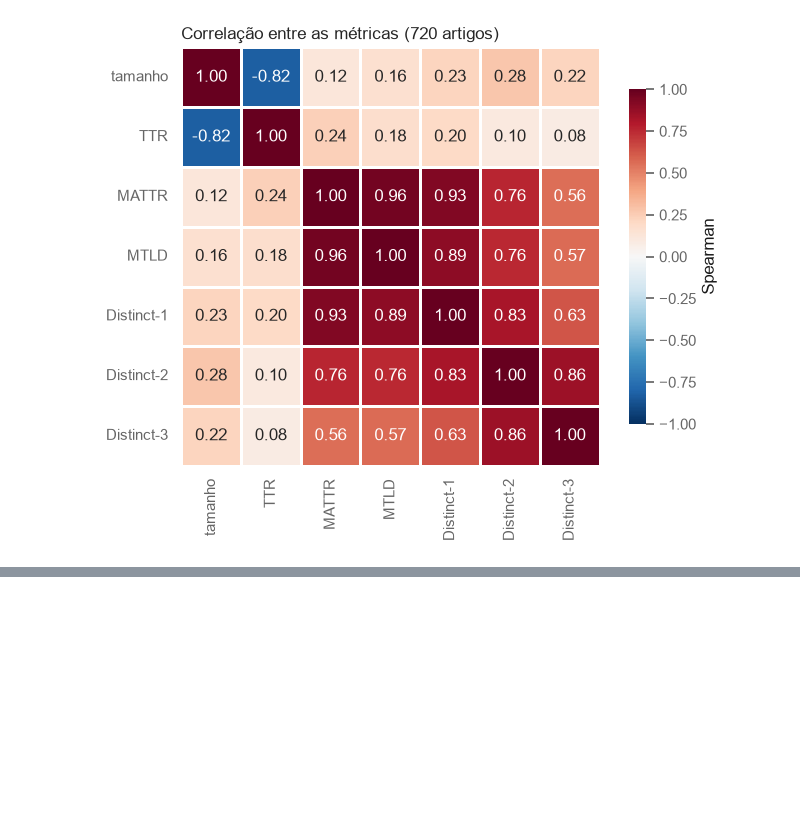
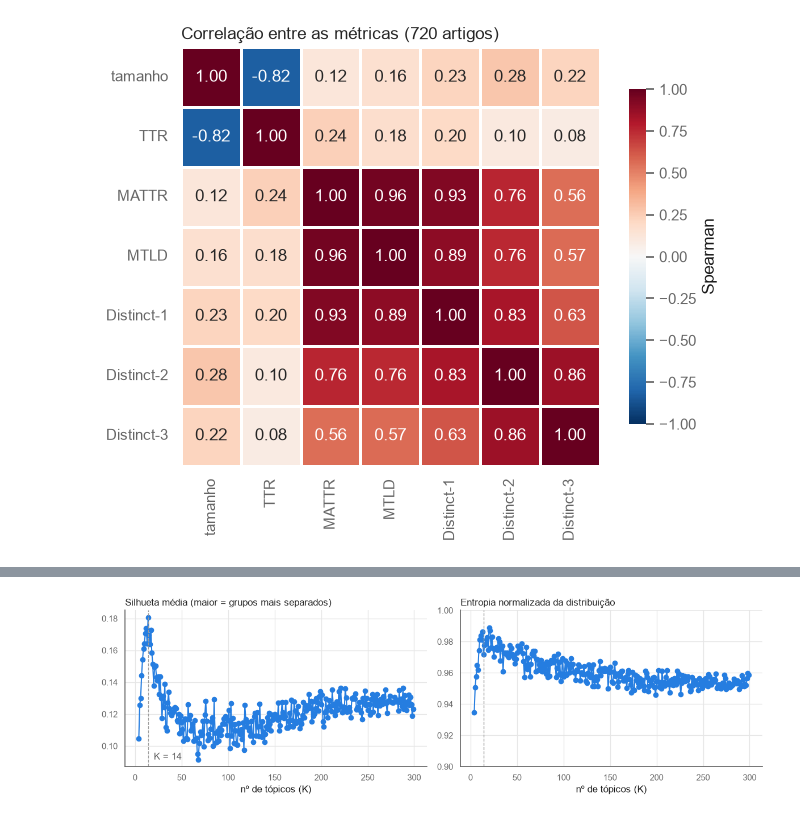
Before and after one commit to JairoGonzaga/IC-atividades, a Jupyter notebook: Atividade WikiText-2/etapa2_metricas.ipynb, the cells around one changed output, grey strips where cells are left out. Drawn from its saved outputs; the diff is of its cells as text; code cells hidden in the pictures; blank space fills up the shorter version.

```diff
--- a/Atividade WikiText-2/etapa2_metricas.ipynb
+++ b/Atividade WikiText-2/etapa2_metricas.ipynb
@@ -372,0 +650,22 @@ The Grammy Award for Best Concept Music Video was an award that was presented to
+# %%
+from nltk.corpus import stopwords
+from sklearn.cluster import KMeans
+from sklearn.metrics import silhouette_score
+
+STOP = set(stopwords.words("english"))
+
+def entropia(contagens):
+    p = np.asarray(contagens, dtype=float)
+    p = p[p > 0] / p.sum()
+    return -(p * np.log2(p)).sum()                     # em bits
+
+ks = list(range(4, 300, 1))
+modelos = {k: KMeans(n_clusters=k, n_init=10, random_state=0).fit(V) for k in ks}
+escolha = pd.DataFrame({
+    "k": ks,
+    "silhueta": [silhouette_score(V, modelos[k].labels_, metric="cosine") for k in ks],
+    "entropia_norm": [entropia(np.bincount(modelos[k].labels_)) / np.log2(k) for k in ks],
+})
+K = int(escolha.loc[escolha["silhueta"].idxmax(), "k"])
+print(f"K escolhido: {K} (silhueta {escolha['silhueta'].max():.3f})")
+escolha.set_index("k").round(3).T            # k vira o cabeçalho e fica inteiro
@@ -372,0 +684,14 @@ The Grammy Award for Best Concept Music Video was an award that was presented to
+# %%
+fig, axes = plt.subplots(1, 2, figsize=(12, 3.8))
+for ax, col, titulo in [(axes[0], "silhueta", "Silhueta média (maior = grupos mais separados)"),
+                        (axes[1], "entropia_norm", "Entropia normalizada da distribuição")]:
+    ax.plot(escolha["k"], escolha[col], "o-", color=AZUL)
+    ax.axvline(K, color="#999999", linestyle="--", linewidth=1)
+    ax.set(xlabel="nº de tópicos (K)")
+    ax.set_title(titulo, loc="left")
+axes[0].text(K, escolha["silhueta"].min(), f"  K = {K}", color="#666666")
+axes[1].set_ylim(0.9, 1.0)
+plt.tight_layout()
+plt.show()
+# %% [output]
+[figure, added]
```
Also changed, not shown: parts of 82 cells of this notebook, 7 other files.
